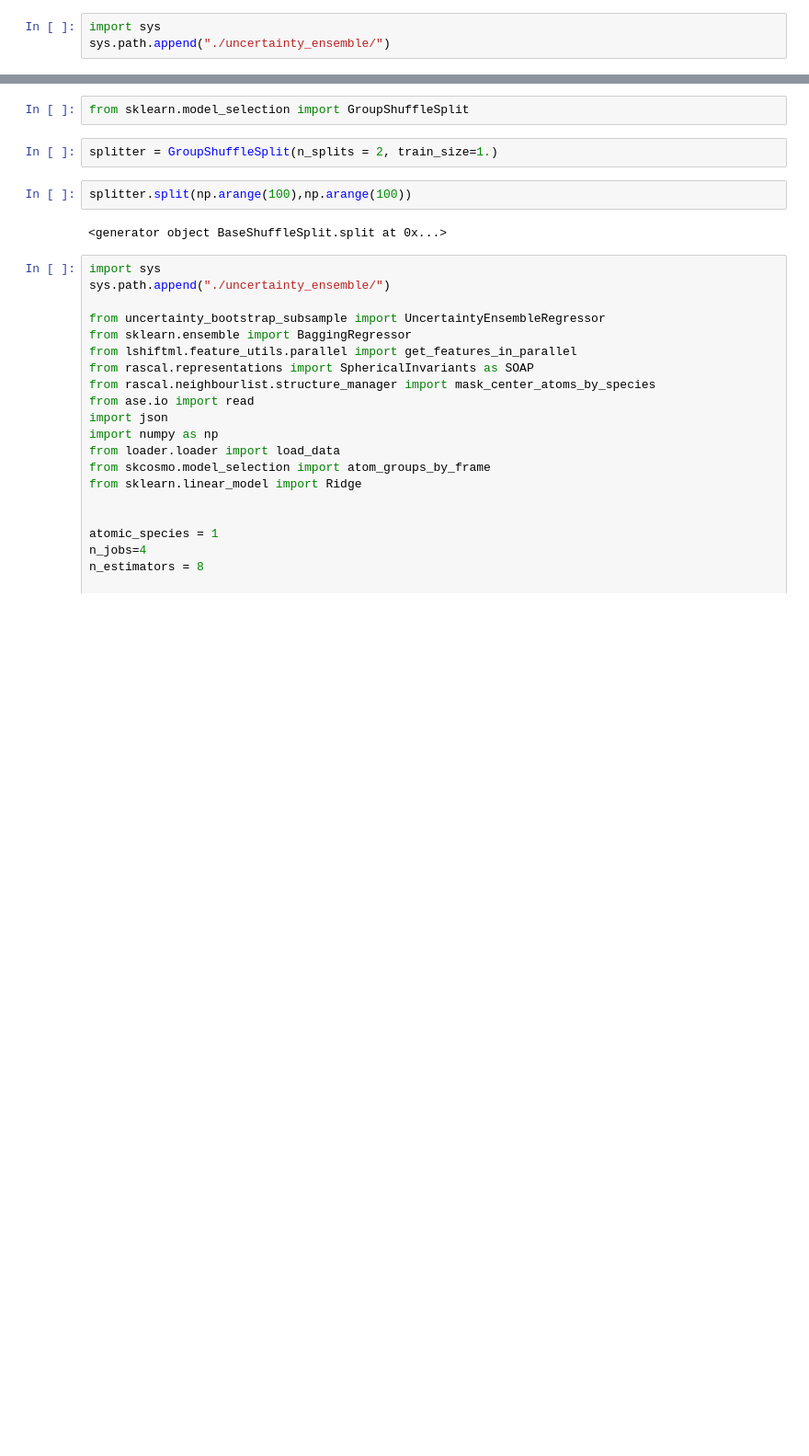
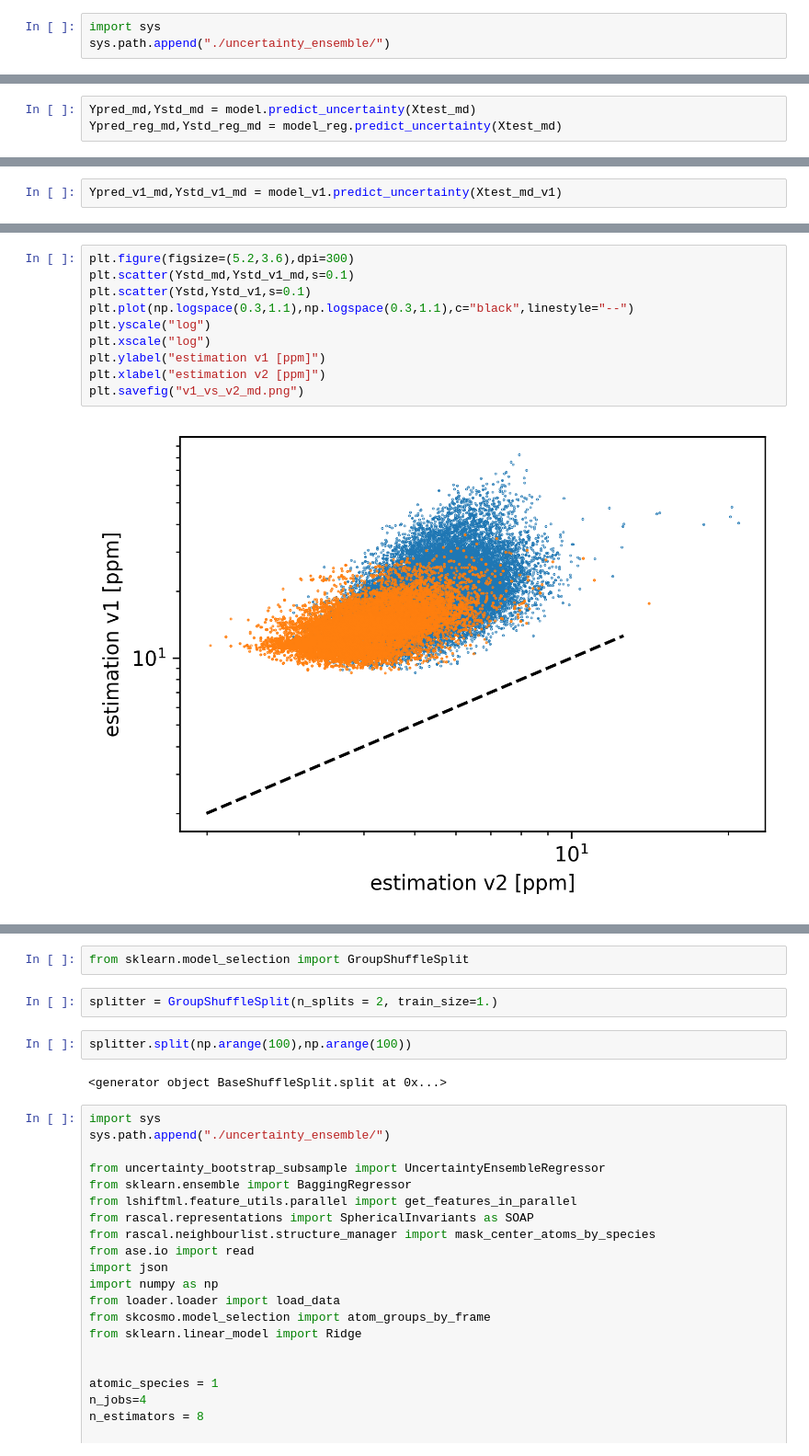
Before and after one commit to bananenpampe/project_COSMO, a Jupyter notebook: uncertainty/bootsrap_subsample_test.ipynb, the cells around one changed output, grey strips where cells are left out. Shown at 92% size. Drawn from its saved outputs; the diff is of its cells as text; blank space fills up the shorter version.

```diff
--- a/uncertainty/bootsrap_subsample_test.ipynb
+++ b/uncertainty/bootsrap_subsample_test.ipynb
@@ -39,0 +1603,3 @@ KeyboardInterrupt:
+# %%
+Ypred_md,Ystd_md = model.predict_uncertainty(Xtest_md)
+Ypred_reg_md,Ystd_reg_md = model_reg.predict_uncertainty(Xtest_md)
@@ -39,0 +1608,2 @@ KeyboardInterrupt:
+# %%
+Ypred_v1_md,Ystd_v1_md = model_v1.predict_uncertainty(Xtest_md_v1)
@@ -39,0 +1691,12 @@ KeyboardInterrupt:
+# %%
+plt.figure(figsize=(5.2,3.6),dpi=300)
+plt.scatter(Ystd_md,Ystd_v1_md,s=0.1)
+plt.scatter(Ystd,Ystd_v1,s=0.1)
+plt.plot(np.logspace(0.3,1.1),np.logspace(0.3,1.1),c="black",linestyle="--")
+plt.yscale("log")
+plt.xscale("log")
+plt.ylabel("estimation v1 [ppm]")
+plt.xlabel("estimation v2 [ppm]")
+plt.savefig("v1_vs_v2_md.png")
+# %% [output]
+[figure, added]
```
Also changed, not shown: parts of 119 cells of this notebook, 1 other file.
